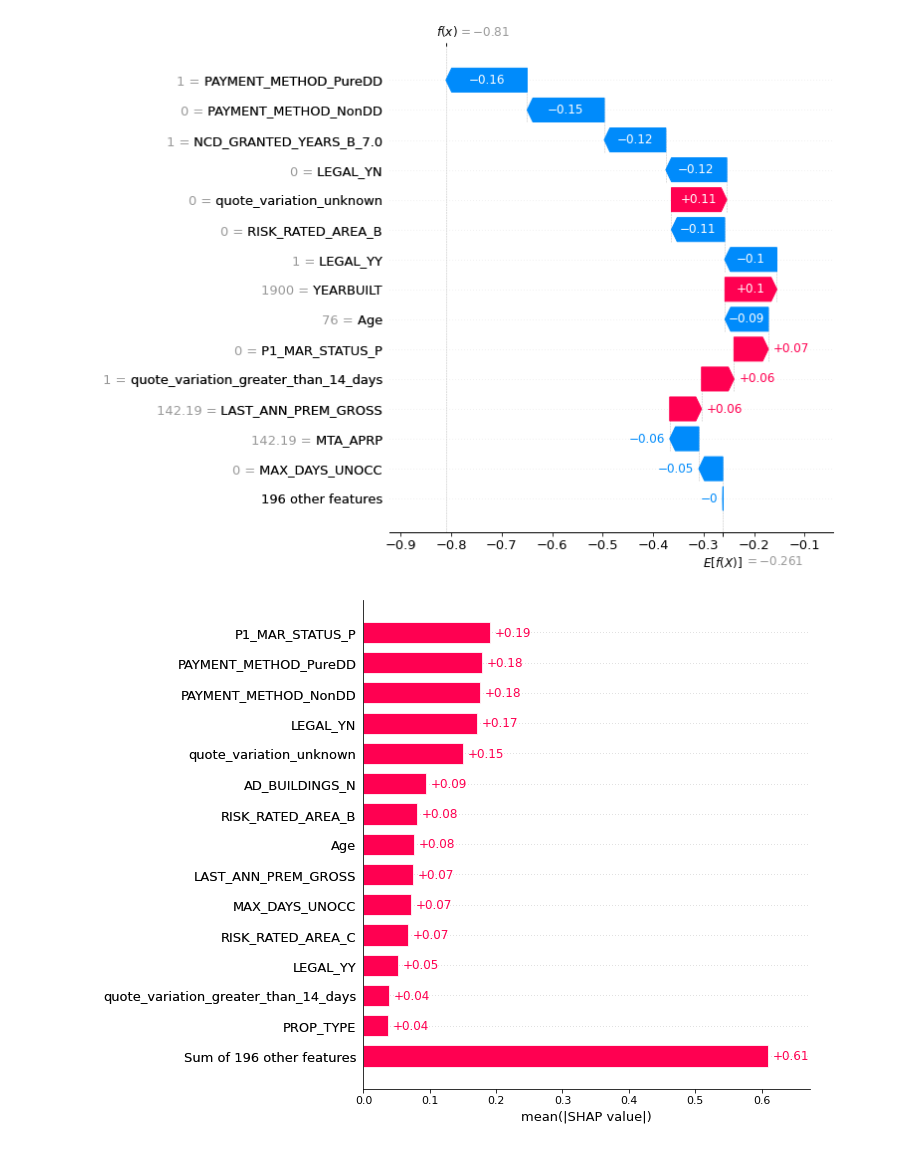
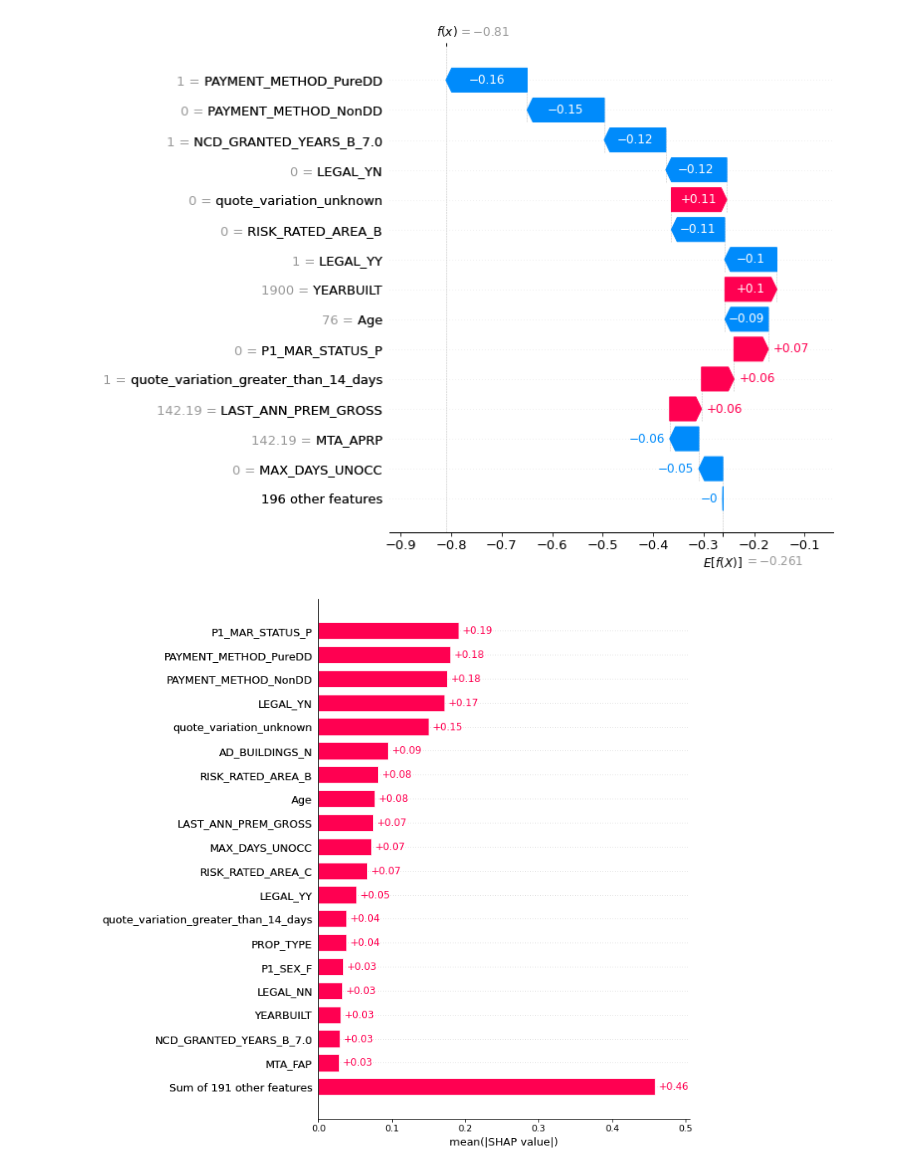
Before and after one commit to Brownsey/home_insurance, a Jupyter notebook: code.ipynb, the cells around one changed output. Saved outputs shown, nothing was run; the diff lists cells and outputs as text; code cells hidden in the pictures.

```diff
--- a/code.ipynb
+++ b/code.ipynb
@@ -554,6 +506,6 @@ shap.plots.waterfall(shap_values[333], max_display=15)
 # %% [output]
 [figure]
 # %%
-shap.plots.bar(shap_values, max_display = 15)
+shap.plots.bar(shap_values, max_display = 20)
 # %% [output]
-[figure, old version]
+[figure, new version]
```
Also changed, not shown: parts of 21 cells of this notebook, 1 other file.
